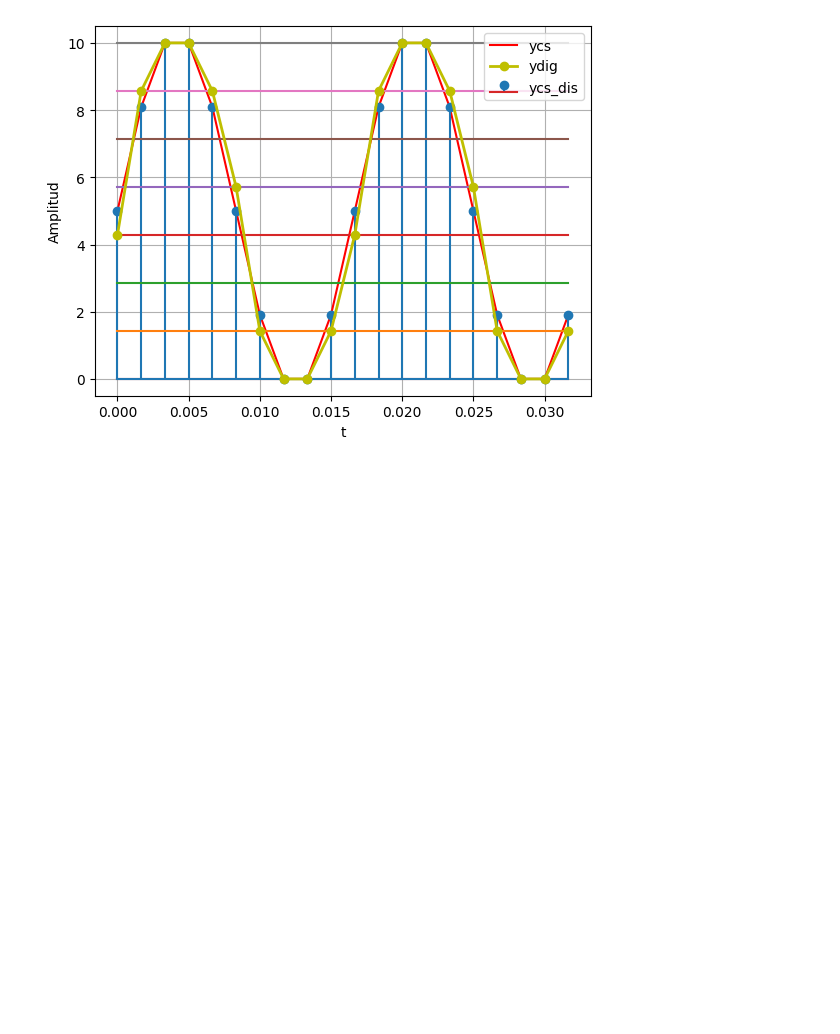
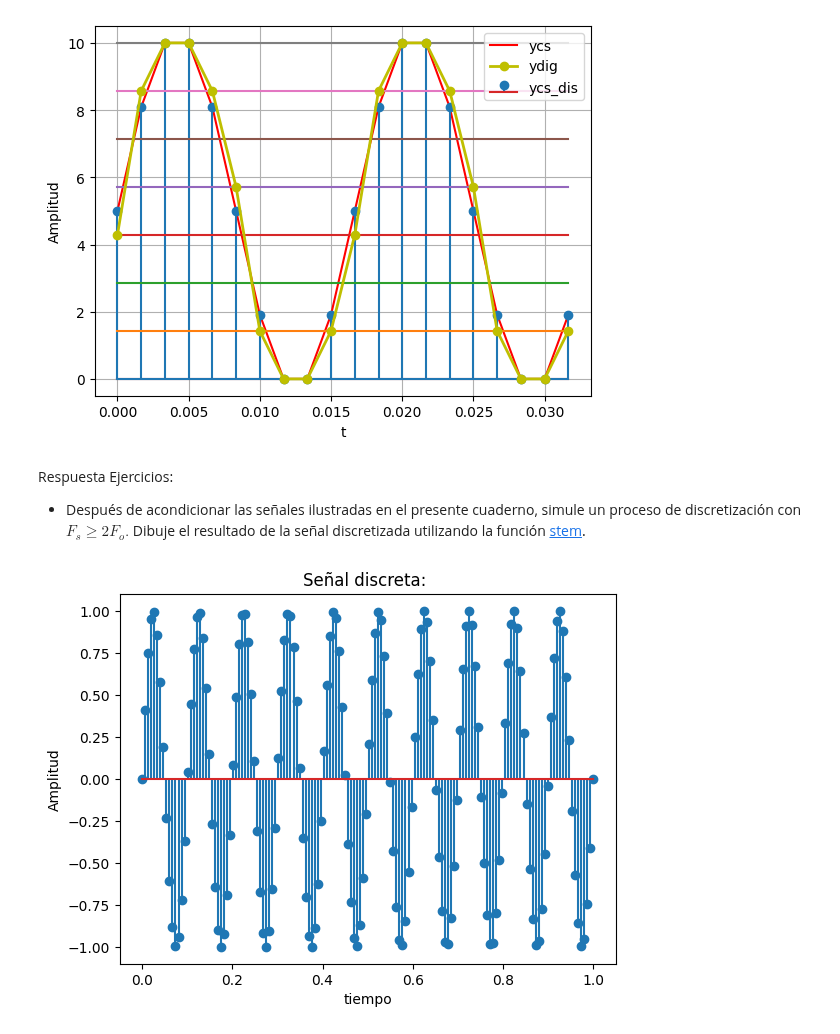
Before and after one commit to Mateo289/Cuadernos_S_y_S, a Jupyter notebook: 1_IntroNumpy_SyS.ipynb, the cells around one changed output. Saved outputs shown, nothing was run; the diff lists cells and outputs as text; code cells hidden in the pictures; blank space fills up the shorter version.

```diff
--- a/1_IntroNumpy_SyS.ipynb
+++ b/1_IntroNumpy_SyS.ipynb
@@ -415,3 +415,23 @@ plt.ylabel('Amplitud')
 plt.show()
 # %% [output]
 [figure]
+# %% [markdown]
+Respuesta Ejercicios:
+- Después de acondicionar las señales ilustradas en el presente cuaderno, simule un proceso de discretización con $F_s \geq 2 F_o.$ Dibuje el resultado de la señal discretizada utilizando la función [stem](https://matplotlib.org/3.1.1/api/_as_gen/matplotlib.pyplot.stem.html).
+# %%
+frecuencia = 10    # Frecuencia de la señal en Hz
+frecuencia_muestreo = 10 * frecuencia  # Cumpliendo la Ley de Nyquist
+amplitud = 1       # Amplitud de la señal
+muestras = 150
+
+time=np.linspace(0,1,muestras)
+signal=amplitud*np.sin(2*np.pi*frecuencia*time)
+
+plt.stem(time,signal)
+plt.xlabel('tiempo')
+plt.ylabel('Amplitud')
+plt.title('Señal discreta: ')
+
+plt.show()
+# %% [output]
+[figure, added]
```
Also changed, not shown: parts of 2 cells of this notebook.
